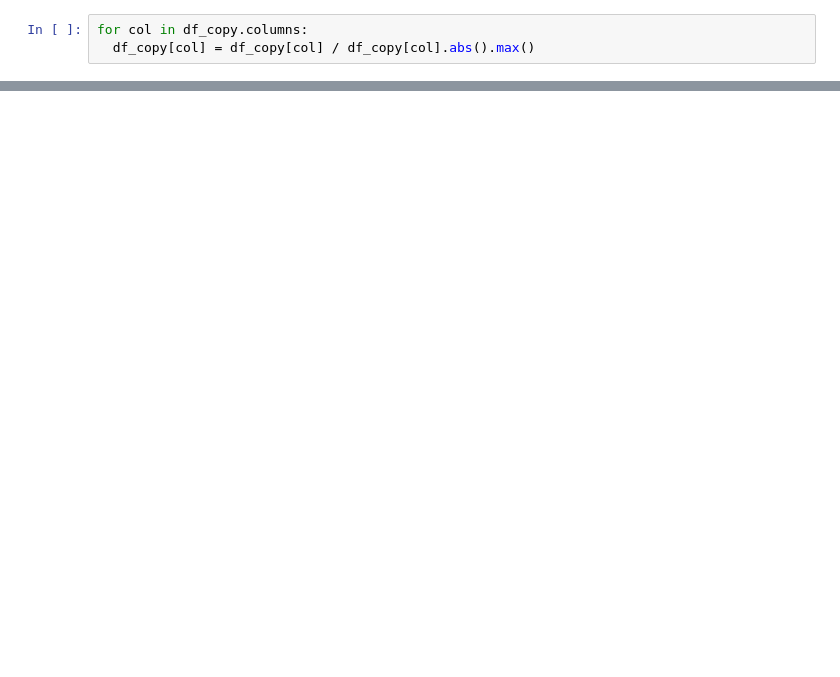
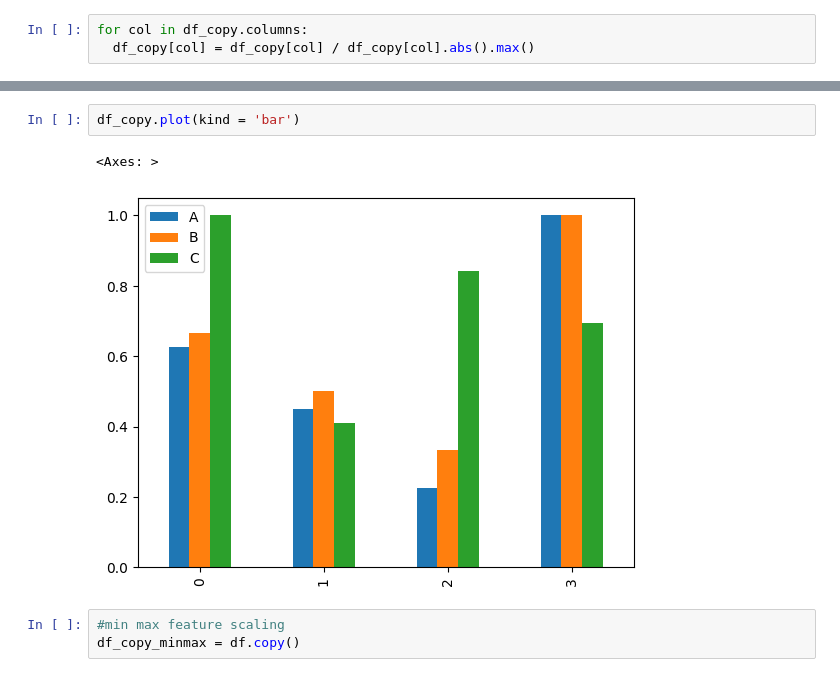
Before and after one commit to surajks25/ML_workspace, a Jupyter notebook: normalizing_data.ipynb, the cells around one changed output, grey strips where cells are left out. Saved outputs shown, nothing was run; the diff lists cells and outputs as text; blank space fills up the shorter version.

```diff
--- a/normalizing_data.ipynb
+++ b/normalizing_data.ipynb
@@ -51,0 +61,8 @@ display(df_copy)
+# %%
+df_copy.plot(kind = 'bar')
+# %% [output]
+<Axes: >
+[figure, added]
+# %%
+#min max feature scaling
+df_copy_minmax = df.copy()
```
Also changed, not shown: parts of 15 cells of this notebook.
